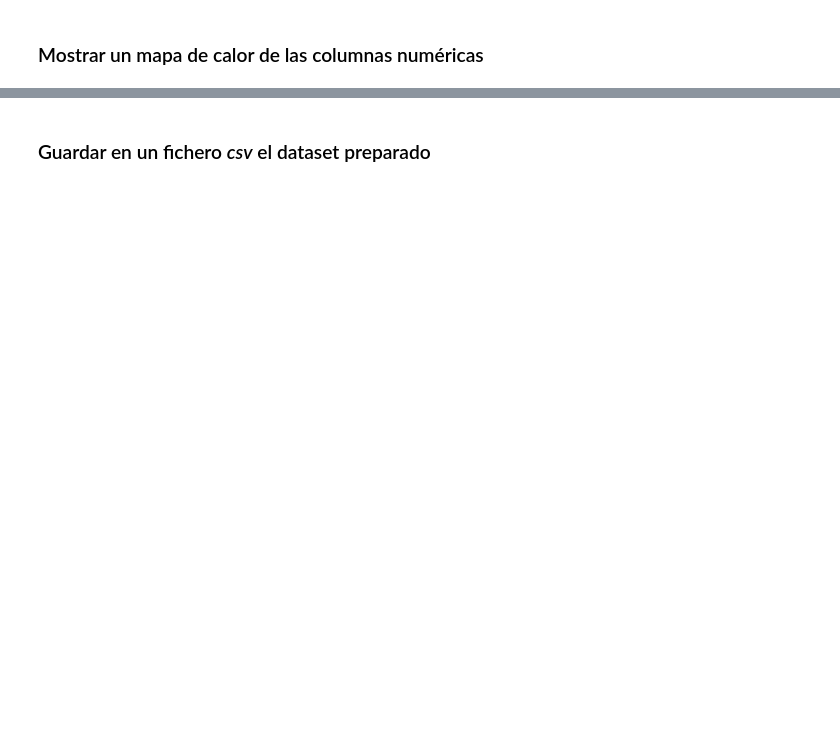
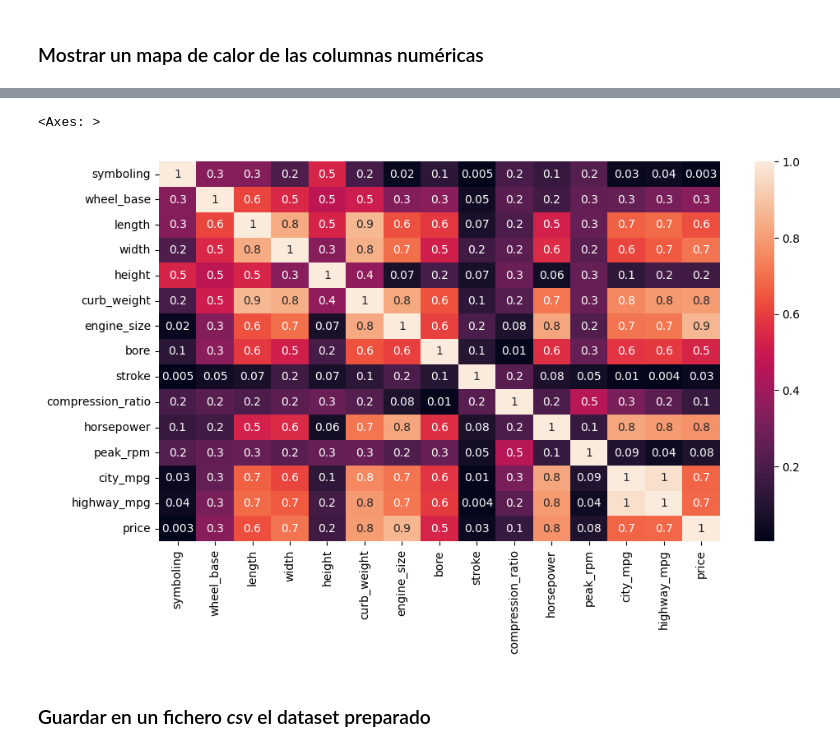
Before and after one commit to sobricius/Curso-Deep-Learning, a Jupyter notebook: Cuadernos/Prácticas/02.Práctica.1.Preparación.de.datos.ipynb, the cells around one changed output, grey strips where cells are left out. Cells and saved outputs as stored; diff of their text form; code cells hidden in the pictures; blank space fills up the shorter version.

```diff
--- a/Cuadernos/Prácticas/02.Práctica.1.Preparación.de.datos.ipynb
+++ b/Cuadernos/Prácticas/02.Práctica.1.Preparación.de.datos.ipynb
@@ -554,0 +658,3 @@ Comprobar el efecto volviendo a mostrar el diagrama de cajas del precio en funci
+# %%
+numeric_columns= df.select_dtypes(np.number)
+print(list(numeric_columns.columns))
@@ -555,2 +681,9 @@ Comprobar el efecto volviendo a mostrar el diagrama de cajas del precio en funci
+# %%
+correlation_matrix=numeric_columns.corr().abs()
+f, ax = plt.subplots(figsize=(11, 6))
+sns.heatmap(correlation_matrix,annot=True,fmt='.1g',ax=ax)
+# %% [output]
+<Axes: >
+[figure, added]
 # %% [markdown]
 ### Guardar en un fichero *csv* el dataset preparado
```
Also changed, not shown: parts of 29 cells of this notebook, 4 other files.
